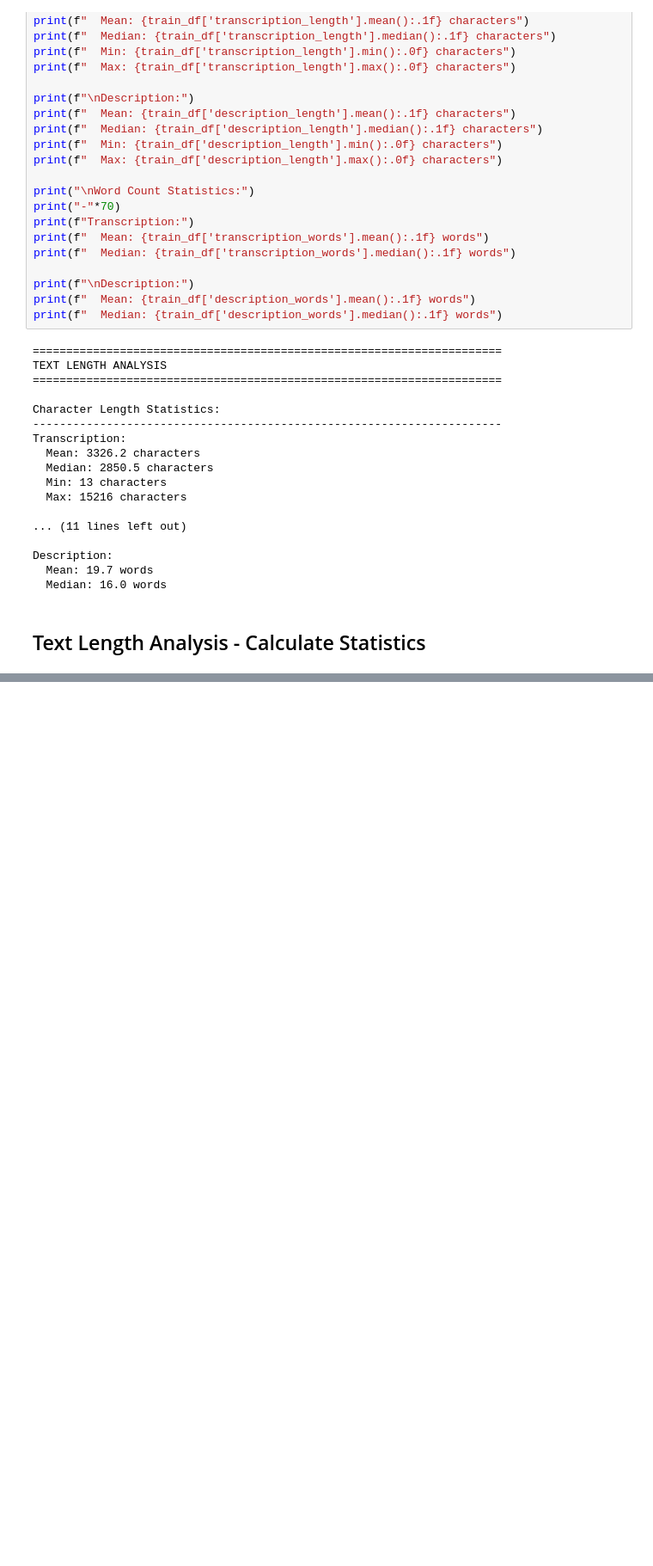
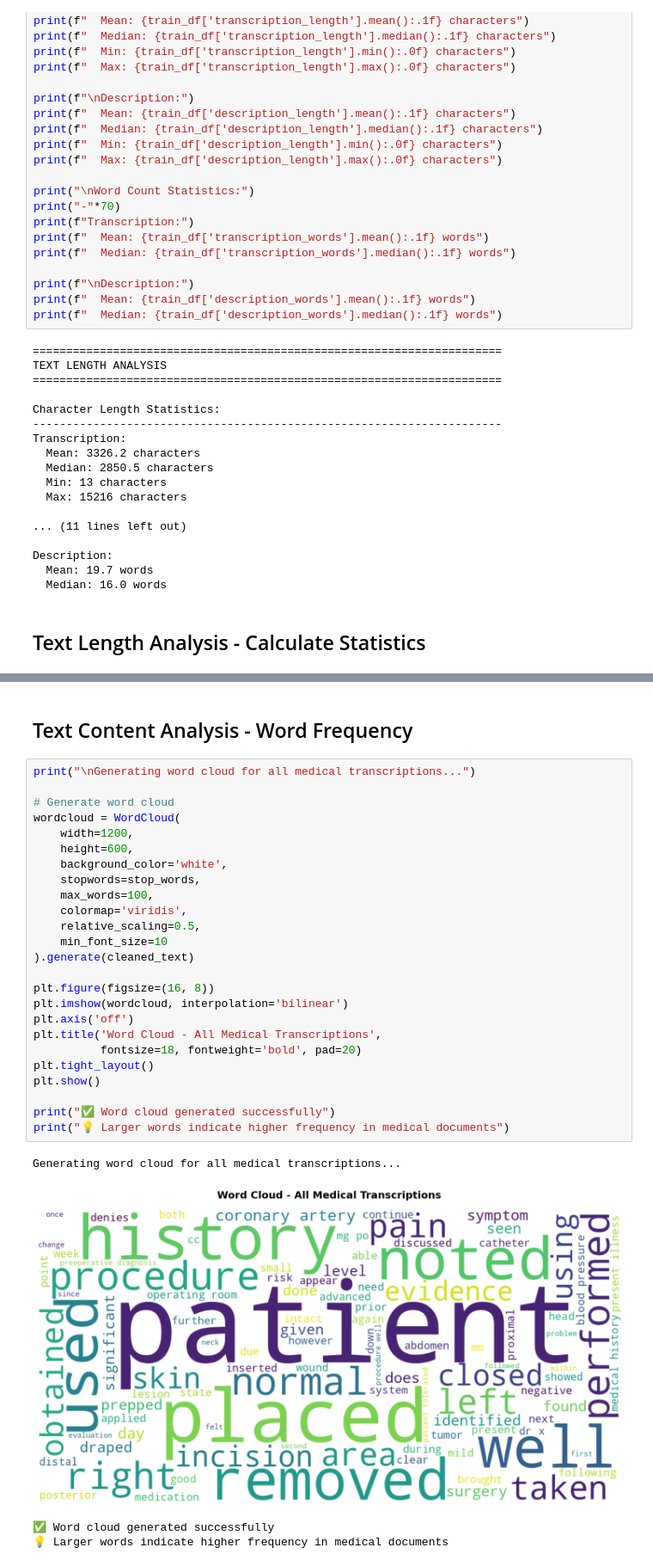
Before and after one commit to DasunNirmal/medical-ml-final-project, a Jupyter notebook: notebooks/1_eda_and_preprocessing.ipynb, the cells around one changed output, grey strips where cells are left out. Shown at 86% size. Saved outputs shown, nothing was run; the diff lists cells and outputs as text; blank space fills up the shorter version.

```diff
--- a/notebooks/1_eda_and_preprocessing.ipynb
+++ b/notebooks/1_eda_and_preprocessing.ipynb
@@ -178,0 +395,34 @@ This helps us understand document sizes and choose appropriate features -->
+# %% [markdown]
+## Text Content Analysis - Word Frequency
+<!-- Purpose: Identify the most common medical terms across all documents
+Helps understand vocabulary and domain-specific language -->
+# %%
+print("\nGenerating word cloud for all medical transcriptions...")
+
+# Generate word cloud
+wordcloud = WordCloud(
+    width=1200,
+    height=600,
+    background_color='white',
+    stopwords=stop_words,
+    max_words=100,
+    colormap='viridis',
+    relative_scaling=0.5,
+    min_font_size=10
+).generate(cleaned_text)
+
+plt.figure(figsize=(16, 8))
+plt.imshow(wordcloud, interpolation='bilinear')
+plt.axis('off')
+plt.title('Word Cloud - All Medical Transcriptions',
+          fontsize=18, fontweight='bold', pad=20)
+plt.tight_layout()
+plt.show()
+
+print("✅ Word cloud generated successfully")
+print("💡 Larger words indicate higher frequency in medical documents")
+# %% [output]
+Generating word cloud for all medical transcriptions...
+[figure, added]
+✅ Word cloud generated successfully
+💡 Larger words indicate higher frequency in medical documents
```
Also changed, not shown: parts of 16 cells of this notebook.
